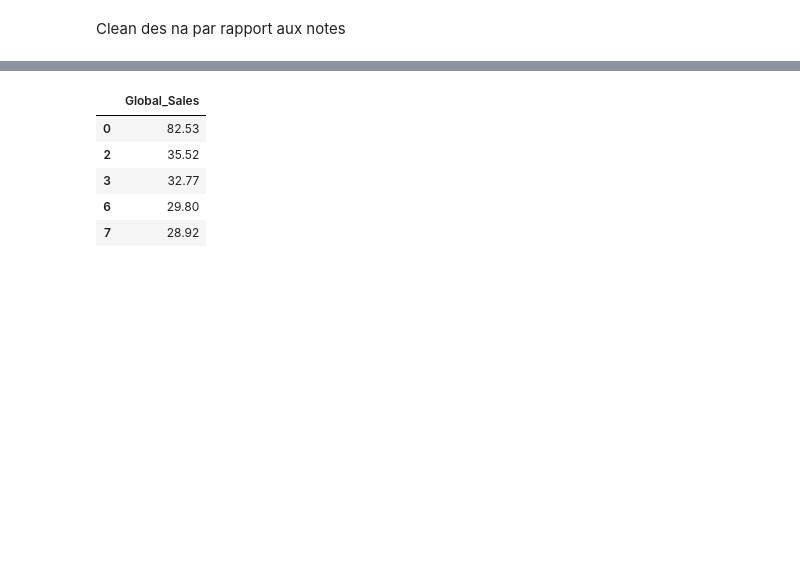
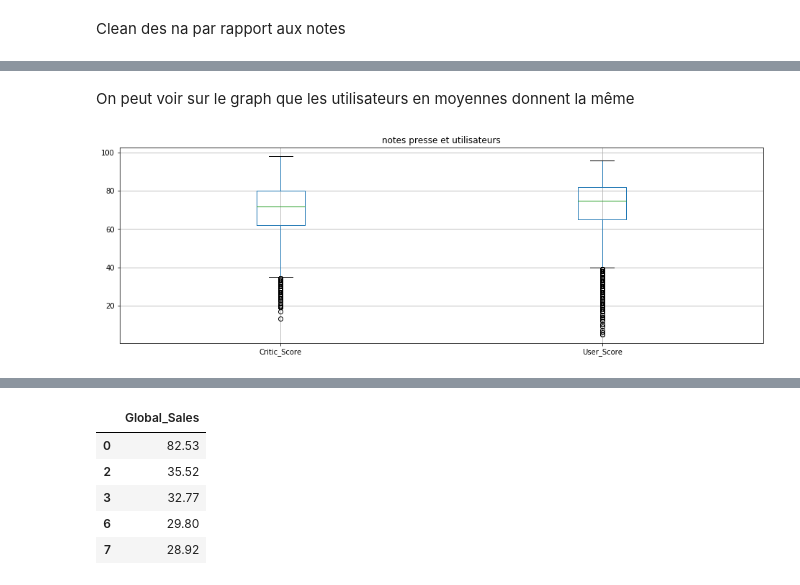
Before and after one commit to Shhhpoulpe/cours-de-python, a Jupyter notebook: Machine Learning/vente_jeux.ipynb, the cells around one changed output, grey strips where cells are left out. Saved outputs shown, nothing was run; the diff lists cells and outputs as text; code cells hidden in the pictures; blank space fills up the shorter version.

```diff
--- a/Machine Learning/vente_jeux.ipynb
+++ b/Machine Learning/vente_jeux.ipynb
@@ -96,0 +177,5 @@ ventes.describe()
+# %%
+critiques = pd.DataFrame()
+critiques['Critic_Score'] = ventes.Critic_Score
+critiques['User_Score'] = ventes.User_Score*10
+critiques
@@ -97 +201,10 @@ ventes.describe()
+# %% [markdown]
+On peut voir sur le graph que les utilisateurs en moyennes donnent la même
+# %%
+plt.figure(figsize=(16,5))
+critiques.boxplot()
+plt.title("notes presse et utilisateurs")
+plt.show()
+# %% [output]
+[figure, added]
 # %%
```
Also changed, not shown: parts of 14 cells of this notebook.
